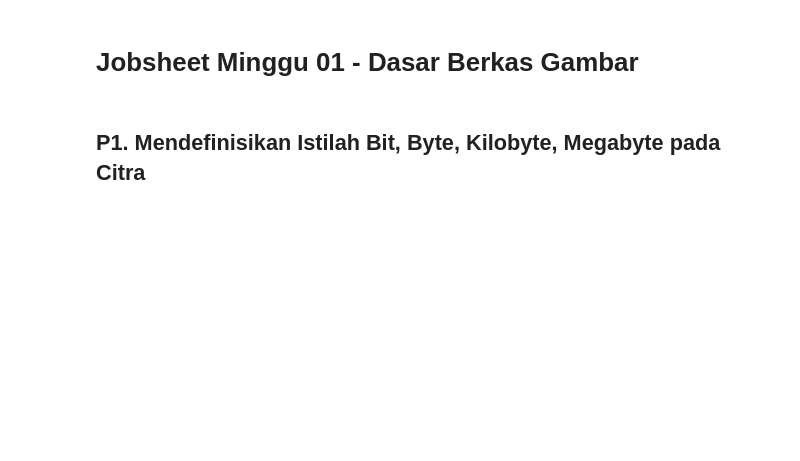
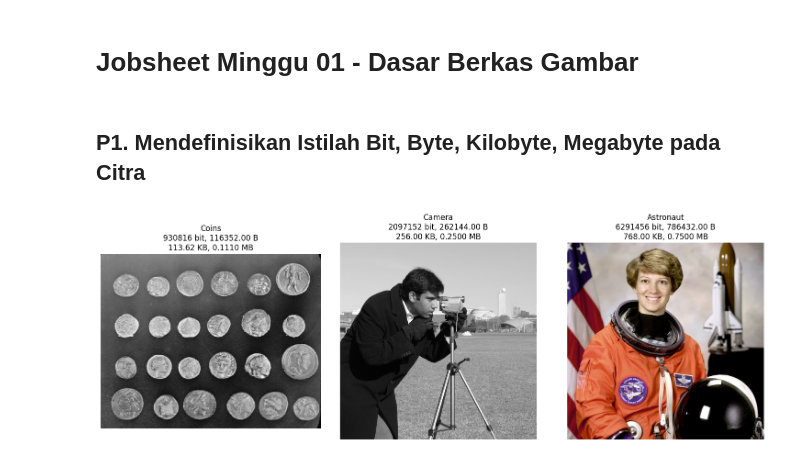
Before and after one commit to rohimatun/2025-Pengolahan-Citra-TI2B, a Jupyter notebook: Jobsheet_01_Rohimatun.ipynb, the cells around one changed output. Saved outputs shown, nothing was run; the diff lists cells and outputs as text; code cells hidden in the pictures; blank space fills up the shorter version.

```diff
--- a/Jobsheet_01_Rohimatun.ipynb
+++ b/Jobsheet_01_Rohimatun.ipynb
@@ -11,31 +11,33 @@ from skimage import data
 
 # Contoh gambar dari scikit-image
 gambar_coins = data.coins()
 gambar_camera = data.camera()
 gambar_astronaut = data.astronaut()
 
 # Fungsi untuk menghitung ukuran gambar dalam bit, byte, KB, MB
 def hitung_ukuran(image):
   bit_per_pixel = 8 if len(image.shape) == 2 else 24 # Grayscale = 8 bit, RGB = 24 bit
   total_pixel = image.shape[0] * image.shape[1]
   total_bits = total_pixel * bit_per_pixel
   total_bytes = total_bits / 8
   total_kb = total_bytes / 1024
   total_mb = total_kb / 1024
   return total_bits, total_bytes, total_kb, total_mb
 
 # Menyusun gambar dan ukurannya dalam satu baris
 fig, axes = plt.subplots(1, 3, figsize=(15, 5))
 
 # Daftar gambar dan nama
 gambar_list = [gambar_coins, gambar_camera, gambar_astronaut]
 nama_list = ["Coins", "Camera", "Astronaut"]
 
 for ax, img, nama in zip(axes, gambar_list, nama_list):
   bits, bytes_, kb, mb = hitung_ukuran(img)
-  ax.imshow(img, cmap='gray' if len(img.np.shape) == 2 else None)
+  ax.imshow(img, cmap='gray' if len(img.shape) == 2 else None)
   ax.set_title(f"{nama}\n{bits} bit, {bytes_:.2f} B\n{kb:.2f} KB, {mb:.4f} MB")
   ax.axis('off')
 
 plt.tight_layout()
 plt.show()
+# %% [output]
+[figure, added]
```
Also changed, not shown: parts of 6 cells of this notebook.
